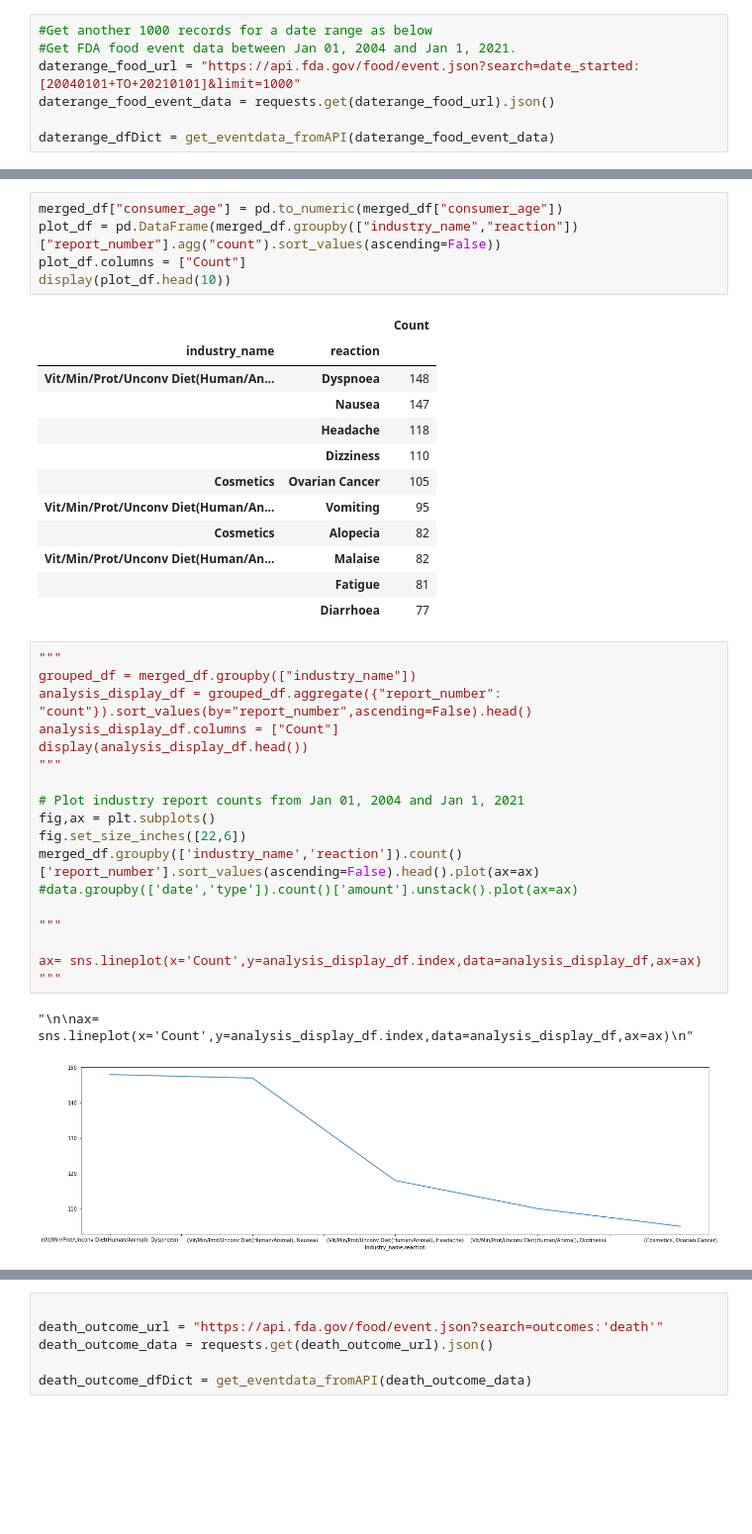
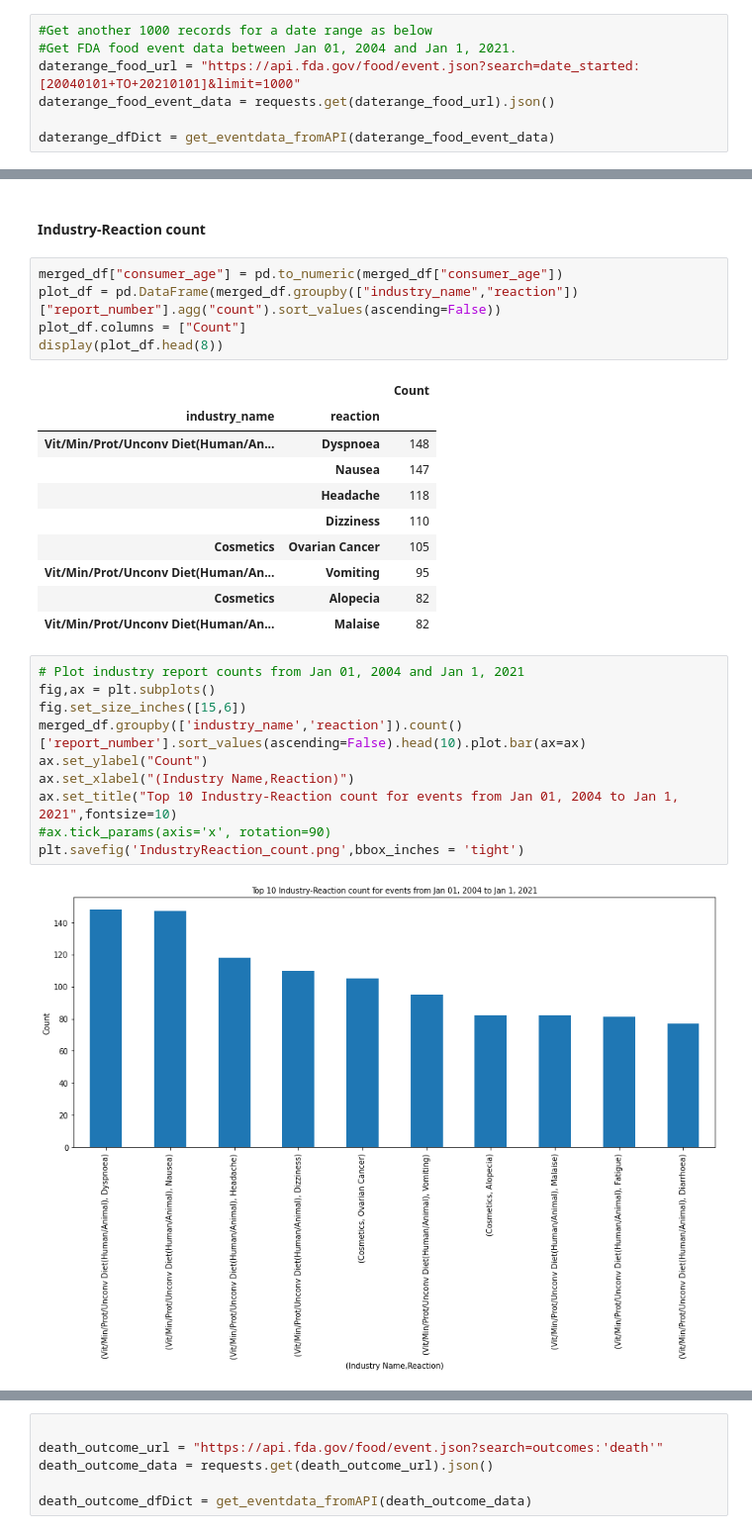
Before and after one commit to rooplaxmidesai/FDA_food, a Jupyter notebook: week_08_homework_project_latest.ipynb, the cells around one changed output, grey strips where cells are left out. Shown at 99% size. Saved outputs shown, nothing was run; the diff lists cells and outputs as text; blank space fills up the shorter version.

```diff
--- a/week_08_homework_project_latest.ipynb
+++ b/week_08_homework_project_latest.ipynb
@@ -240,11 +260,13 @@ merged_df.head()
 | 2 | 190453 | 20151013 | 20150803 | 36 | year(s) | F | Abdominal Pain Upper | ... |
 | 3 | 191972 | 20151210 | 20151203 | 32 | year(s) | F | Eye Irritation | ... |
 | 4 | 191972 | 20151210 | 20151203 | 32 | year(s) | F | Lacrimation Increased | ... |
+# %% [markdown]
+#### Industry-Reaction count
 # %%
 merged_df["consumer_age"] = pd.to_numeric(merged_df["consumer_age"])
 plot_df = pd.DataFrame(merged_df.groupby(["industry_name","reaction"])["report_number"].agg("count").sort_values(ascending=False))
 plot_df.columns = ["Count"]
-display(plot_df.head(10))
+display(plot_df.head(8))
 # %% [output]
 |  |  | Count |
 | industry_name | reaction |  |
@@ -256,26 +278,15 @@ display(plot_df.head(10))
 | Vit/Min/Prot/Unconv Diet(Human/An... | Vomiting | 95 |
 | Cosmetics | Alopecia | 82 |
 | Vit/Min/Prot/Unconv Diet(Human/An... | Malaise | 82 |
-|  | Fatigue | 81 |
-|  | Diarrhoea | 77 |
 # %%
-"""
-grouped_df = merged_df.groupby(["industry_name"])
-analysis_display_df = grouped_df.aggregate({"report_number": "count"}).sort_values(by="report_number",ascending=False).head()
-analysis_display_df.columns = ["Count"]
-display(analysis_display_df.head())
-"""
-
 # Plot industry report counts from Jan 01, 2004 and Jan 1, 2021
 fig,ax = plt.subplots()
-fig.set_size_inches([22,6])
-merged_df.groupby(['industry_name','reaction']).count()['report_number'].sort_values(ascending=False).head().plot(ax=ax)
-#data.groupby(['date','type']).count()['amount'].unstack().plot(ax=ax)
-
-"""
-
-ax= sns.lineplot(x='Count',y=analysis_display_df.index,data=analysis_display_df,ax=ax)
-"""
+fig.set_size_inches([15,6])
+merged_df.groupby(['industry_name','reaction']).count()['report_number'].sort_values(ascending=False).head(10).plot.bar(ax=ax)
+ax.set_ylabel("Count")
+ax.set_xlabel("(Industry Name,Reaction)")
+ax.set_title("Top 10 Industry-Reaction count for events from Jan 01, 2004 to Jan 1, 2021",fontsize=10)
+#ax.tick_params(axis='x', rotation=90)
+plt.savefig('IndustryReaction_count.png',bbox_inches = 'tight')
 # %% [output]
-"\n\nax= sns.lineplot(x='Count',y=analysis_display_df.index,data=analysis_display_df,ax=ax)\n"
-[figure, old version]
+[figure, new version]
```
Also changed, not shown: parts of 20 cells of this notebook.
